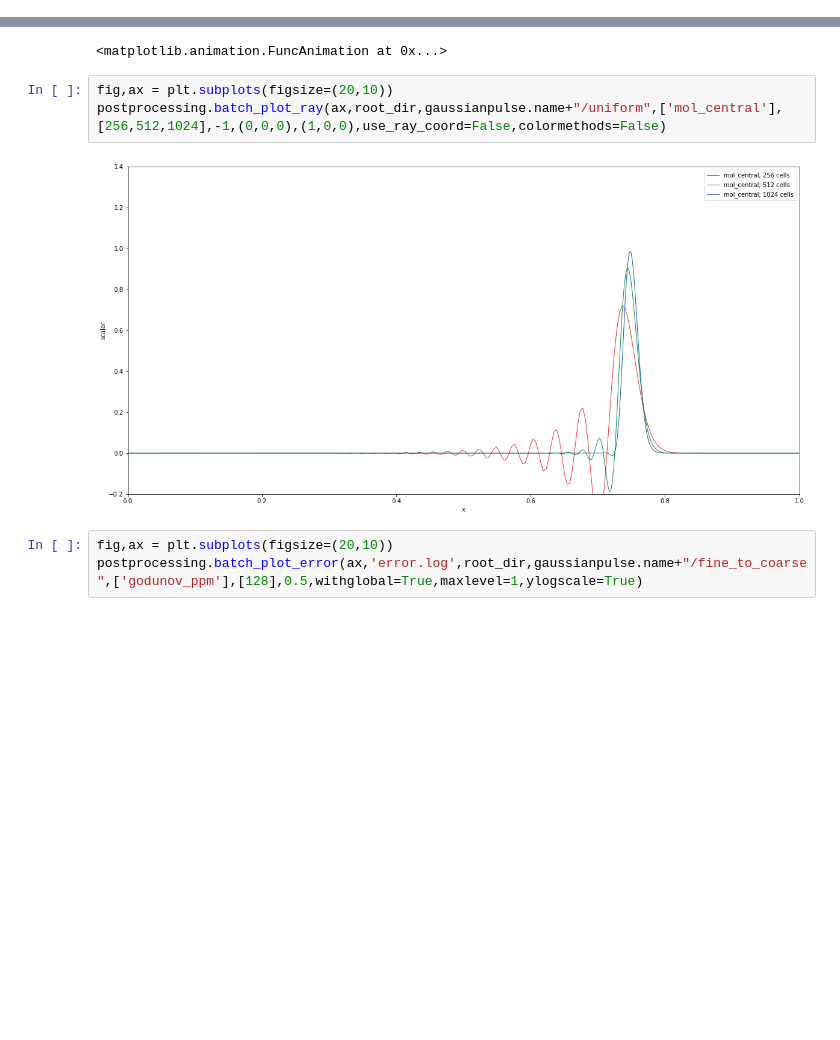
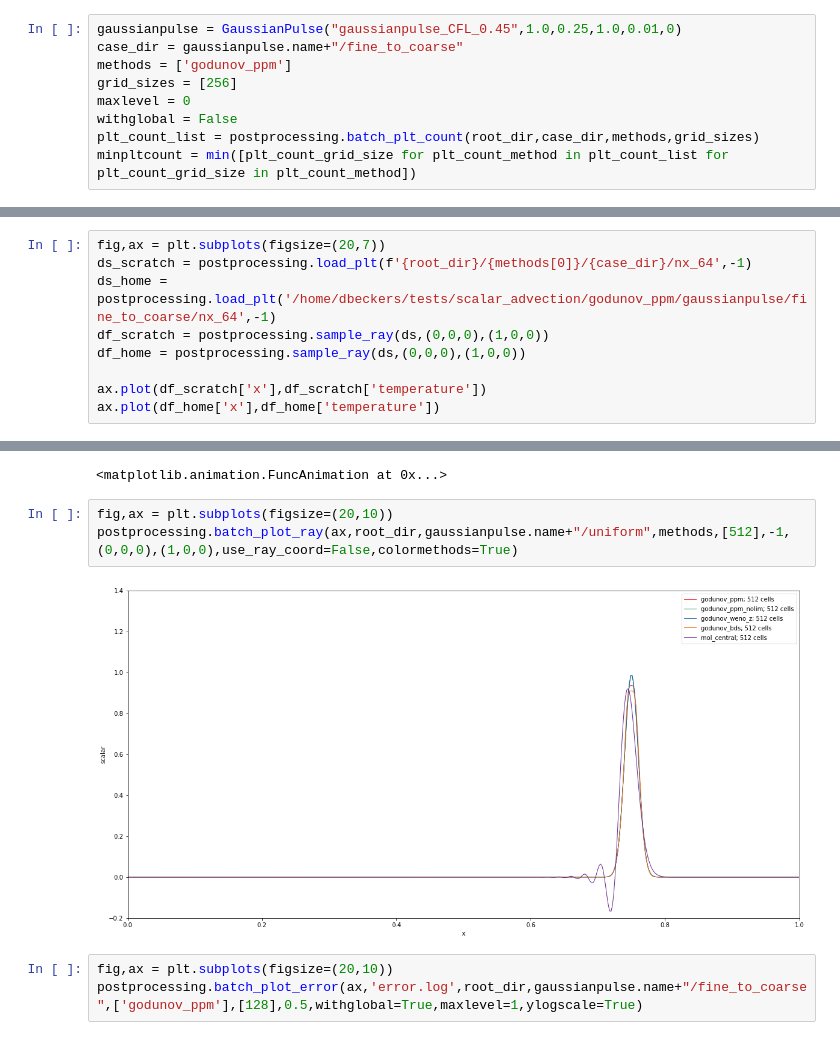
Before and after one commit to diederikb/nrel_jupyter_notebooks, a Jupyter notebook: postprocess_scalar_advection_1D.ipynb, the cells around one changed output, grey strips where cells are left out. Drawn from its saved outputs; the diff is of its cells as text; blank space fills up the shorter version.

Commit message:
initial figures for final presentation

```diff
--- a/postprocess_scalar_advection_1D.ipynb
+++ b/postprocess_scalar_advection_1D.ipynb
@@ -78,0 +181,9 @@ minpltcount = min([plt_count_grid_size for plt_count_method in plt_count_list fo
+# %%
+gaussianpulse = GaussianPulse("gaussianpulse_CFL_0.45",1.0,0.25,1.0,0.01,0)
+case_dir = gaussianpulse.name+"/fine_to_coarse"
+methods = ['godunov_ppm']
+grid_sizes = [256]
+maxlevel = 0
+withglobal = False
+plt_count_list = postprocessing.batch_plt_count(root_dir,case_dir,methods,grid_sizes)
+minpltcount = min([plt_count_grid_size for plt_count_method in plt_count_list for plt_count_grid_size in plt_count_method])
@@ -78,0 +201,9 @@ minpltcount = min([plt_count_grid_size for plt_count_method in plt_count_list fo
+# %%
+fig,ax = plt.subplots(figsize=(20,7))
+ds_scratch = postprocessing.load_plt(f'{root_dir}/{methods[0]}/{case_dir}/nx_64',-1)
+ds_home = postprocessing.load_plt('/home/dbeckers/tests/scalar_advection/godunov_ppm/gaussianpulse/fine_to_coarse/nx_64',-1)
+df_scratch = postprocessing.sample_ray(ds,(0,0,0),(1,0,0))
+df_home = postprocessing.sample_ray(ds,(0,0,0),(1,0,0))
+
+ax.plot(df_scratch['x'],df_scratch['temperature'])
+ax.plot(df_home['x'],df_home['temperature'])
@@ -130,9 +268,9 @@ anim
 <matplotlib.animation.FuncAnimation at 0x...>
 # %%
 fig,ax = plt.subplots(figsize=(20,10))
-postprocessing.batch_plot_ray(ax,root_dir,gaussianpulse.name+"/uniform",['mol_central'],[256,512,1024],-1,(0,0,0),(1,0,0),use_ray_coord=False,colormethods=False)
+postprocessing.batch_plot_ray(ax,root_dir,gaussianpulse.name+"/uniform",methods,[512],-1,(0,0,0),(1,0,0),use_ray_coord=False,colormethods=True)
 # %% [output]
-[figure, old version]
+[figure, new version]
 # %%
 fig,ax = plt.subplots(figsize=(20,10))
 postprocessing.batch_plot_error(ax,'error.log',root_dir,gaussianpulse.name+"/fine_to_coarse",['godunov_ppm'],[128],0.5,withglobal=True,maxlevel=1,ylogscale=True)
```
Also changed, not shown: parts of 21 cells of this notebook, 6 other files.
